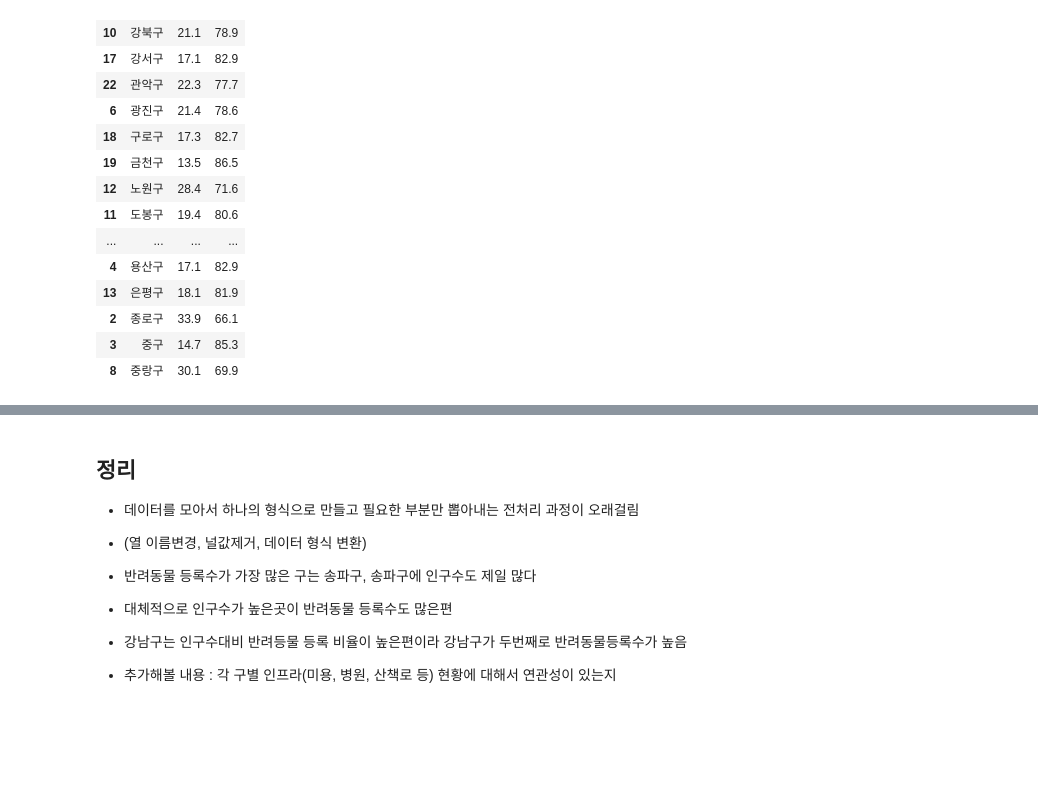
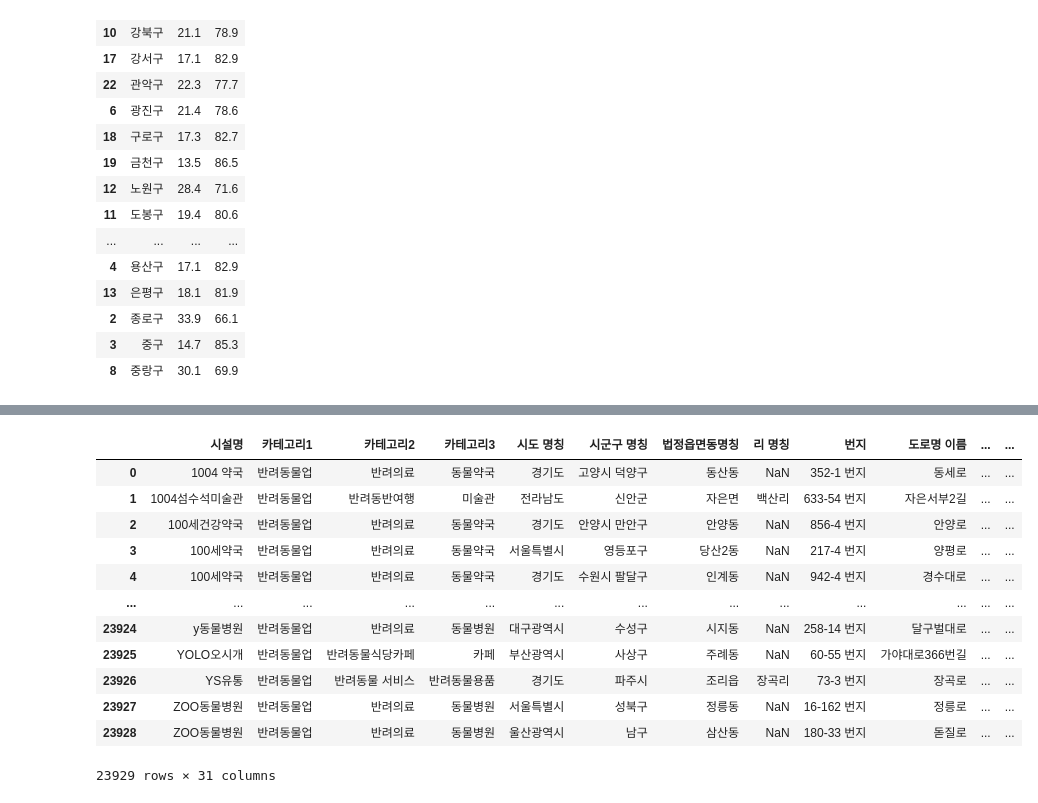
Before and after one commit to y109240/dataAnalysis, a Jupyter notebook: 데이터분석_미니프로젝트.ipynb, the cells around one changed output, grey strips where cells are left out. Drawn from its saved outputs; the diff is of its cells as text; code cells hidden in the pictures; blank space fills up the shorter version.

```diff
--- a/데이터분석_미니프로젝트.ipynb
+++ b/데이터분석_미니프로젝트.ipynb
@@ -576,9 +576,17 @@ pct.set_index('구').plot(kind='barh', stacked=True, color=['#C79FEF', '#E6E6FA'
-# %% [markdown]
-## 정리
-- 데이터를 모아서 하나의 형식으로 만들고 필요한 부분만 뽑아내는 전처리 과정이 오래걸림
-- (열 이름변경, 널값제거, 데이터 형식 변환)
-- 반려동물 등록수가 가장 많은 구는 송파구, 송파구에 인구수도 제일 많다
-- 대체적으로 인구수가 높은곳이 반려동물 등록수도 많은편
-- 강남구는 인구수대비 반려등물 등록 비율이 높은편이라 강남구가 두번째로 반려동물등록수가 높음
-
-- 추가해볼 내용 : 각 구별 인프라(미용, 병원, 산책로 등) 현황에 대해서 연관성이 있는지
+# %%
+facility = pd.read_csv('미니프로젝트_데이터/2022반려동물동반가능문화시설.csv', encoding='cp949')
+facility
+# %% [output]
+|  | 시설명 | 카테고리1 | 카테고리2 | 카테고리3 | 시도 명칭 | 시군구 명칭 | 법정읍면동명칭 | 리 명칭 | 번지 | 도로명 이름 | ... | ... |
+| 0 | 1004 약국 | 반려동물업 | 반려의료 | 동물약국 | 경기도 | 고양시 덕양구 | 동산동 | NaN | 352-1 번지 | 동세로 | ... | ... |
+| 1 | 1004섬수석미술관 | 반려동물업 | 반려동반여행 | 미술관 | 전라남도 | 신안군 | 자은면 | 백산리 | 633-54 번지 | 자은서부2길 | ... | ... |
+| 2 | 100세건강약국 | 반려동물업 | 반려의료 | 동물약국 | 경기도 | 안양시 만안구 | 안양동 | NaN | 856-4 번지 | 안양로 | ... | ... |
+| 3 | 100세약국 | 반려동물업 | 반려의료 | 동물약국 | 서울특별시 | 영등포구 | 당산2동 | NaN | 217-4 번지 | 양평로 | ... | ... |
+| 4 | 100세약국 | 반려동물업 | 반려의료 | 동물약국 | 경기도 | 수원시 팔달구 | 인계동 | NaN | 942-4 번지 | 경수대로 | ... | ... |
+| ... | ... | ... | ... | ... | ... | ... | ... | ... | ... | ... | ... | ... |
+| 23924 | y동물병원 | 반려동물업 | 반려의료 | 동물병원 | 대구광역시 | 수성구 | 시지동 | NaN | 258-14 번지 | 달구벌대로 | ... | ... |
+| 23925 | YOLO오시개 | 반려동물업 | 반려동물식당카페 | 카페 | 부산광역시 | 사상구 | 주례동 | NaN | 60-55 번지 | 가야대로366번길 | ... | ... |
+| 23926 | YS유통 | 반려동물업 | 반려동물 서비스 | 반려동물용품 | 경기도 | 파주시 | 조리읍 | 장곡리 | 73-3 번지 | 장곡로 | ... | ... |
+| 23927 | ZOO동물병원 | 반려동물업 | 반려의료 | 동물병원 | 서울특별시 | 성북구 | 정릉동 | NaN | 16-162 번지 | 정릉로 | ... | ... |
+| 23928 | ZOO동물병원 | 반려동물업 | 반려의료 | 동물병원 | 울산광역시 | 남구 | 삼산동 | NaN | 180-33 번지 | 돋질로 | ... | ... |
+23929 rows × 31 columns
```
Also changed, not shown: parts of 5 cells of this notebook.
